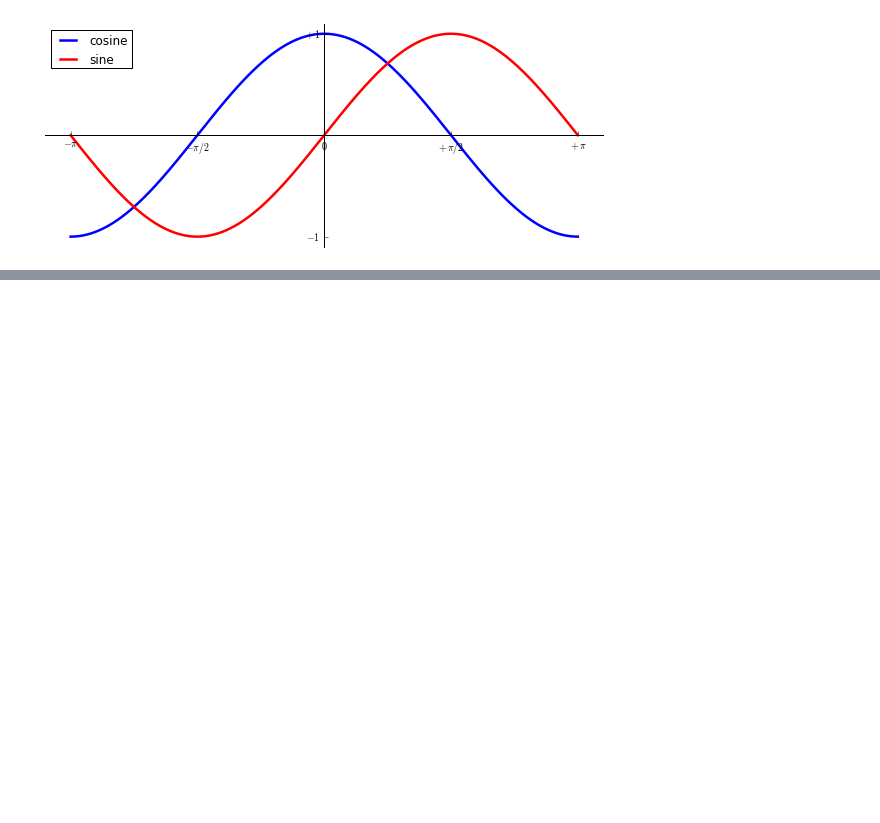
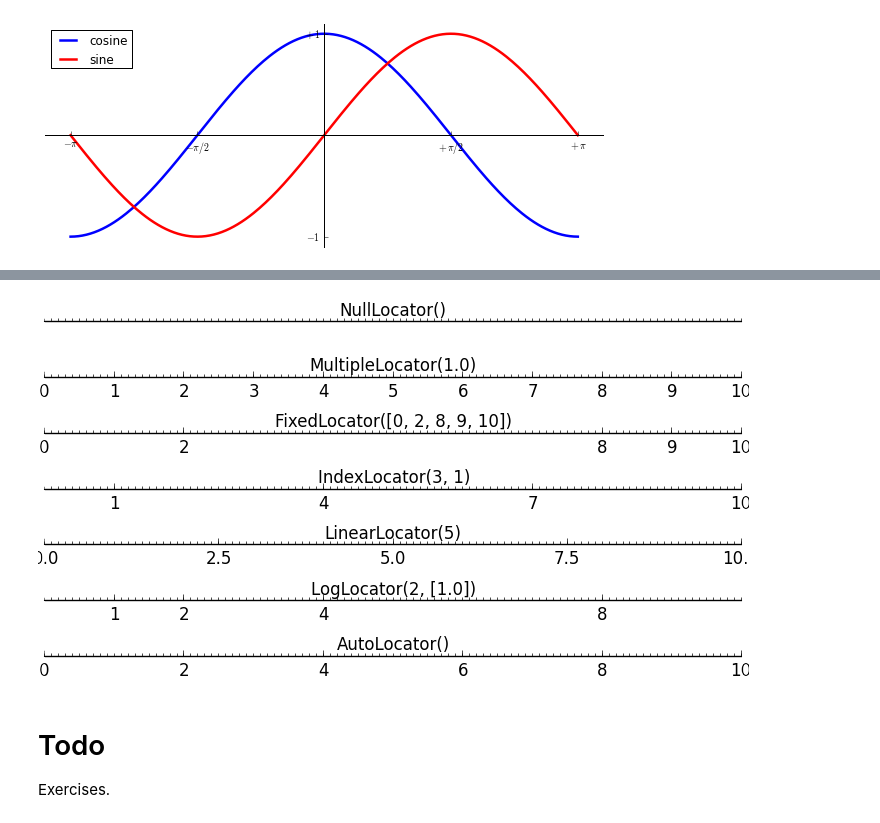
Before and after one commit to LUMC/python-course, a Jupyter notebook: matplotlib-intro/matplotlib-intro.ipynb, the cells around one changed output, grey strips where cells are left out. Cells and saved outputs as stored; diff of their text form; code cells hidden in the pictures; blank space fills up the shorter version.

```diff
--- a/matplotlib-intro/matplotlib-intro.ipynb
+++ b/matplotlib-intro/matplotlib-intro.ipynb
@@ -266,0 +348,9 @@ legend(loc='upper left');
+# %%
+Image(filename='tick_locators.png')
+# %% [output]
+[figure, added]
+# %% [markdown]
+Todo
+===
+
+Exercises.
```
Also changed, not shown: parts of 13 cells of this notebook.
